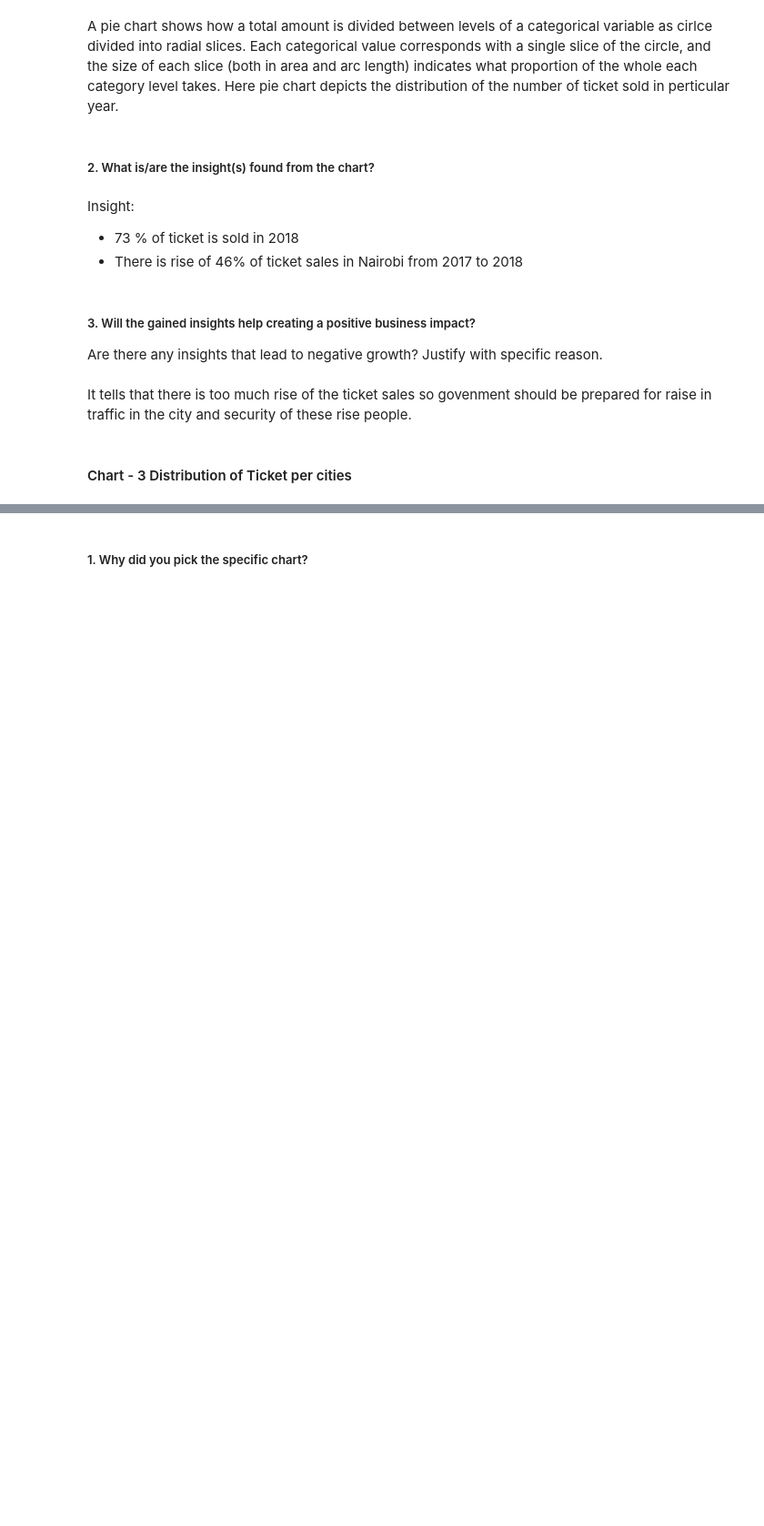
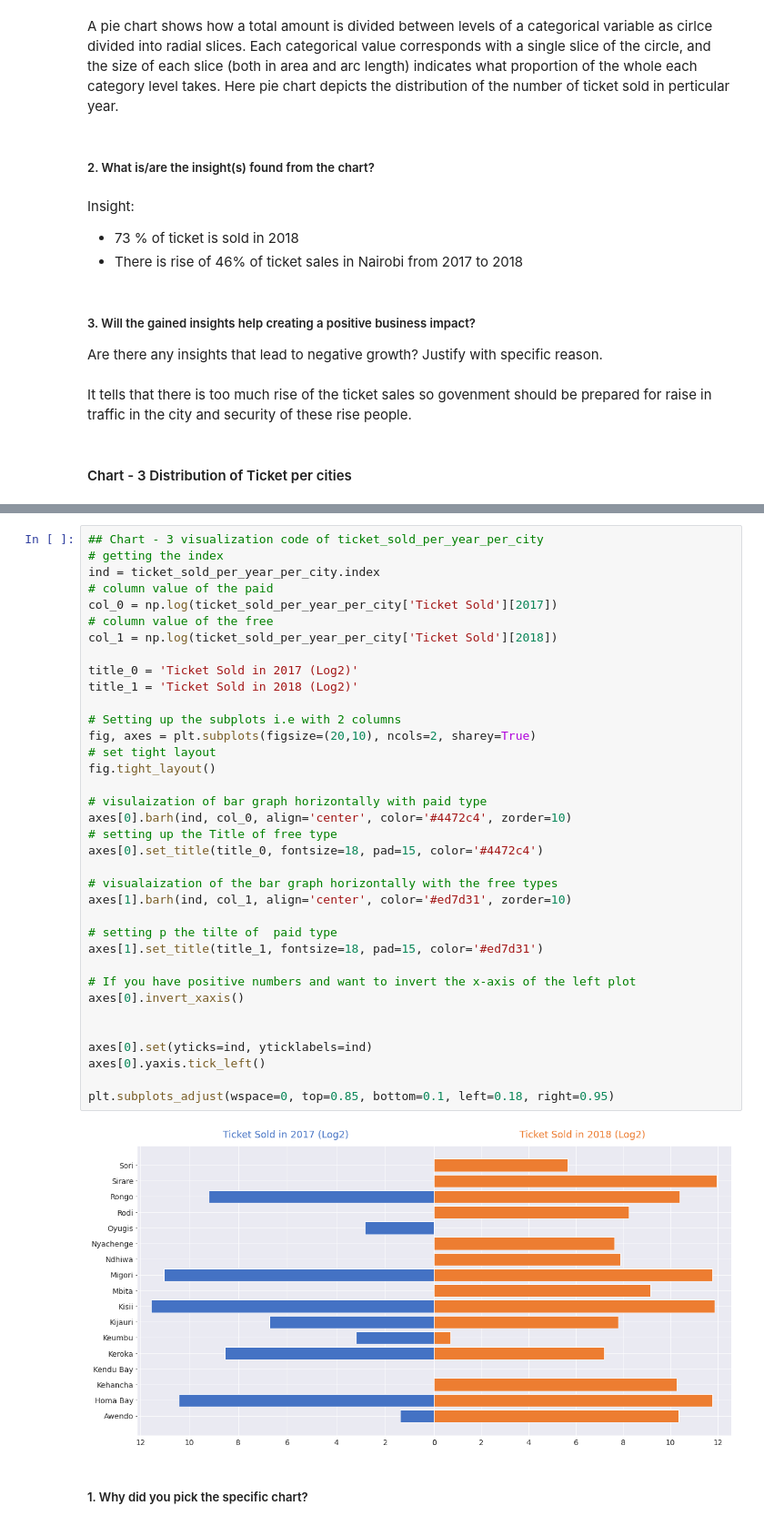
Before and after one commit to maxashoka3/Transport-Demand-Prediction, a Jupyter notebook: Transport_Demand_Prediction.ipynb, the cells around one changed output, grey strips where cells are left out. Shown at 91% size. Drawn from its saved outputs; the diff is of its cells as text; blank space fills up the shorter version.

```diff
--- a/Transport_Demand_Prediction.ipynb
+++ b/Transport_Demand_Prediction.ipynb
@@ -634,3 +734,41 @@ plt.show()
+# %%
+## Chart - 3 visualization code of ticket_sold_per_year_per_city
+# getting the index
+ind = ticket_sold_per_year_per_city.index
+# column value of the paid
+col_0 = np.log(ticket_sold_per_year_per_city['Ticket Sold'][2017])
+# column value of the free
+col_1 = np.log(ticket_sold_per_year_per_city['Ticket Sold'][2018])
+
+title_0 = 'Ticket Sold in 2017 (Log2)'
+title_1 = 'Ticket Sold in 2018 (Log2)'
+
+# Setting up the subplots i.e with 2 columns
+fig, axes = plt.subplots(figsize=(20,10), ncols=2, sharey=True)
+# set tight layout
+fig.tight_layout()
+
+# visulaization of bar graph horizontally with paid type
+axes[0].barh(ind, col_0, align='center', color='#4472c4', zorder=10)
+# setting up the Title of free type
+axes[0].set_title(title_0, fontsize=18, pad=15, color='#4472c4')
+
+# visualaization of the bar graph horizontally with the free types
+axes[1].barh(ind, col_1, align='center', color='#ed7d31', zorder=10)
+
+# setting p the tilte of  paid type
+axes[1].set_title(title_1, fontsize=18, pad=15, color='#ed7d31')
+
+# If you have positive numbers and want to invert the x-axis of the left plot
+axes[0].invert_xaxis()
+
+
+axes[0].set(yticks=ind, yticklabels=ind)
+axes[0].yaxis.tick_left()
+
+plt.subplots_adjust(wspace=0, top=0.85, bottom=0.1, left=0.18, right=0.95)
+# %% [output]
+[figure, added]
 # %% [markdown]
 ##### 1. Why did you pick the specific chart?
 # %% [markdown]
```
Also changed, not shown: parts of 133 cells of this notebook.
